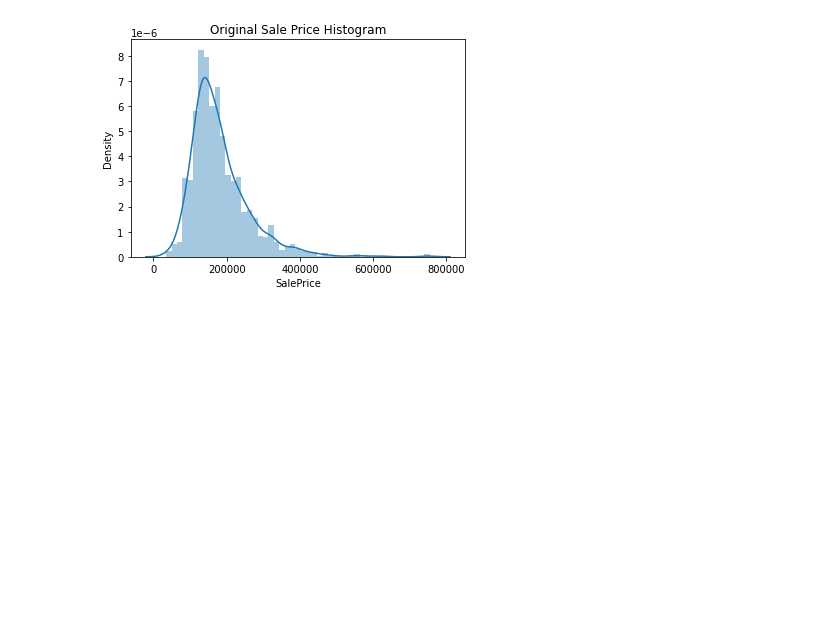
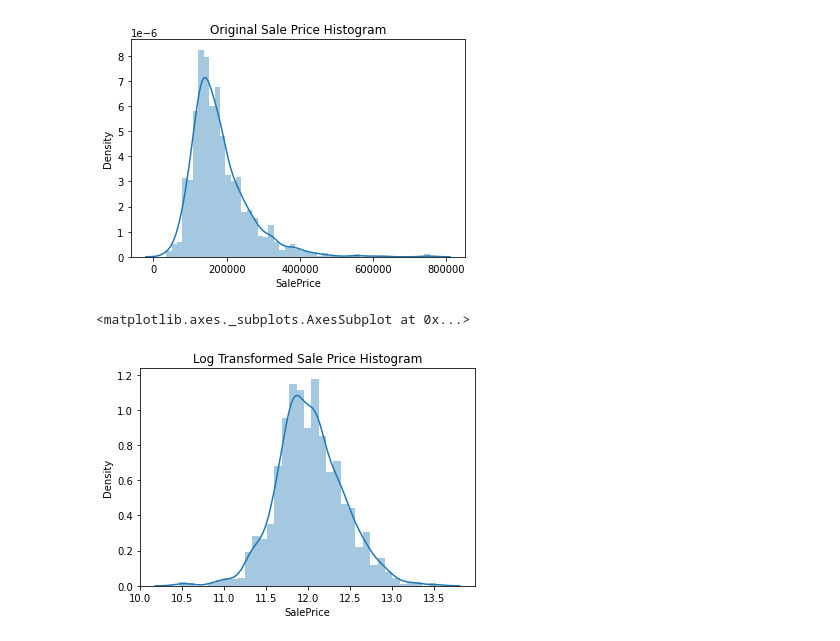
Before and after one commit to johyunkang/python-ml-guide, a Jupyter notebook: python_ml_perfect_guide_05_house_prices.ipynb, the cells around one changed output. Cells and saved outputs as stored; diff of their text form; code cells hidden in the pictures; blank space fills up the shorter version.

```diff
--- a/python_ml_perfect_guide_05_house_prices.ipynb
+++ b/python_ml_perfect_guide_05_house_prices.ipynb
@@ -151,3 +151,12 @@ sns.distplot(df['SalePrice'])  # Distribution Plot
 # %% [output]
 <matplotlib.axes._subplots.AxesSubplot at 0x...>
 [figure]
+# %%
+# 정규 분포가 아닌 결과값을 정규 분포 형태로 하기 위해 로그 변환 적용
+plt.title('Log Transformed Sale Price Histogram')
+log_saleprice = np.log1p(df['SalePrice'])
+sns.distplot(log_saleprice)
+# p.357
+# %% [output]
+<matplotlib.axes._subplots.AxesSubplot at 0x...>
+[figure, added]
```
